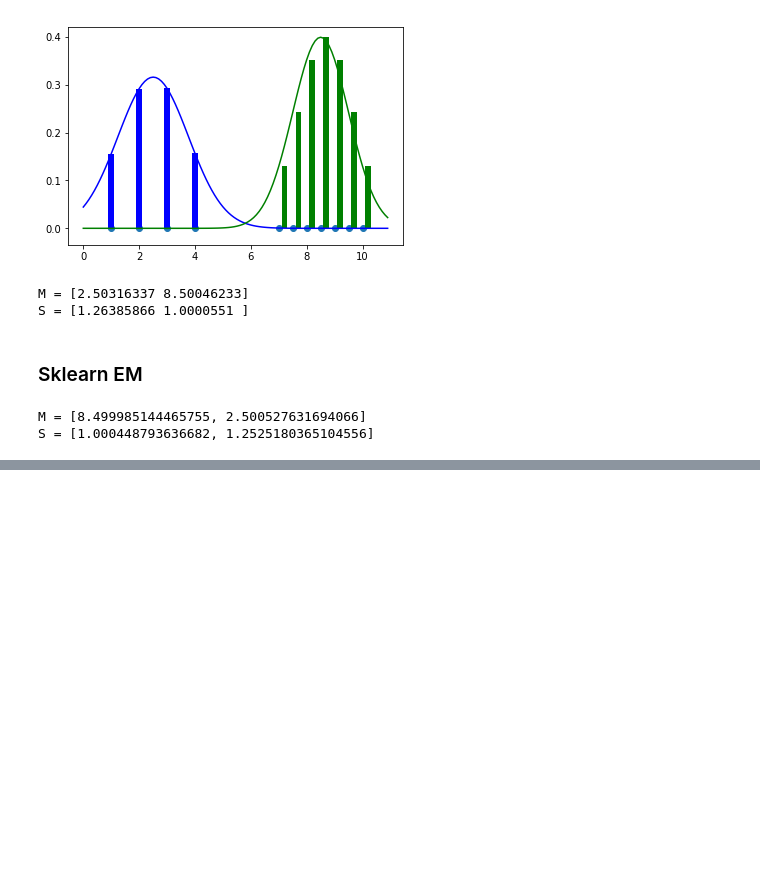
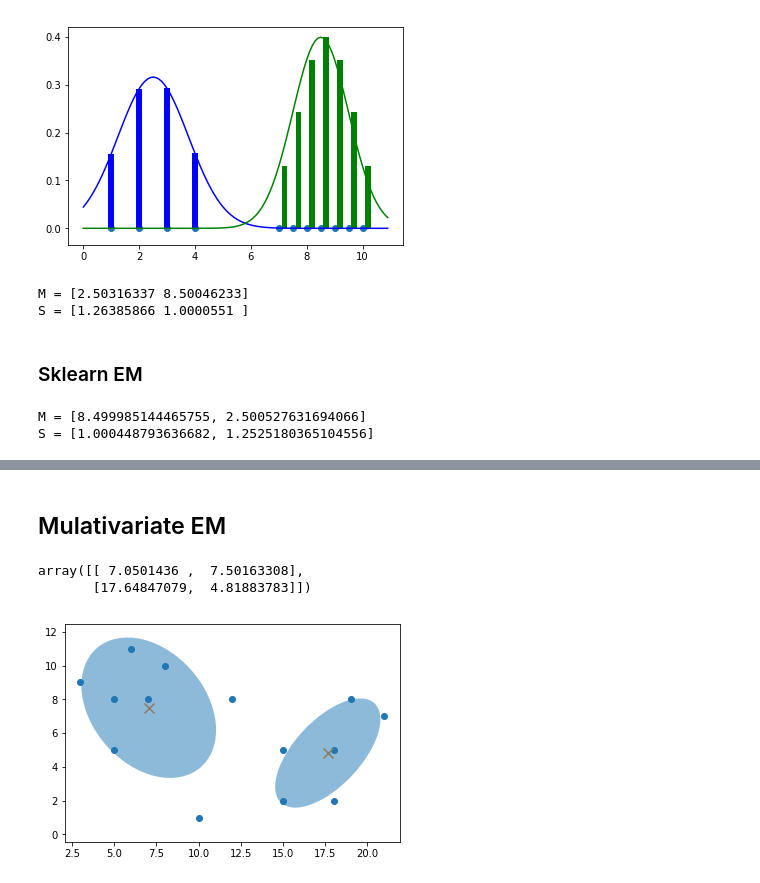
Before and after one commit to valdasraps/ml-examples, a Jupyter notebook: notebooks/Gaussian Mixtures and EM.ipynb, the cells around one changed output, grey strips where cells are left out. Saved outputs shown, nothing was run; the diff lists cells and outputs as text; code cells hidden in the pictures; blank space fills up the shorter version.

```diff
--- a/notebooks/Gaussian Mixtures and EM.ipynb
+++ b/notebooks/Gaussian Mixtures and EM.ipynb
@@ -327,0 +478,2 @@ S = [1.000448793636682, 1.2525180365104556]
+# %% [markdown]
+## Mulativariate EM
@@ -327,0 +512,36 @@ S = [1.000448793636682, 1.2525180365104556]
+# %%
+def EMnd(K, X):
+
+    d = X.shape[1]
+    M = KMeans(K).fit(X).cluster_centers_
+    S = np.array([np.eye(d) for i in range(K)])
+
+    P0 = np.zeros((K)).astype(float)
+    P0[:] = 1/K
+
+    while True:
+
+        M_prev = np.copy(M)
+        S_prev = np.copy(S)
+
+        P = E_step_mv(K, X, M, S, P0)
+
+#         plot_2d_clusters(M, S, X)
+#         print(f'M = {M}')
+#         print(f'S = {S}')
+
+        M, S, P0 = M_step_mv(K, X, P)
+
+        if abs(np.sum(np.subtract(M_prev,M)) + np.sum(np.subtract(S_prev,S))) < 1e-5: break
+
+    return M, S, P
+# %%
+M, S, P = EMnd(2, X)
+M
+# %% [output]
+array([[ 7.0501436 ,  7.50163308],
+       [17.64847079,  4.81883783]])
+# %%
+plot_2d_clusters(M, S, X)
+# %% [output]
+[figure, added]
```
Also changed, not shown: parts of 26 cells of this notebook.
